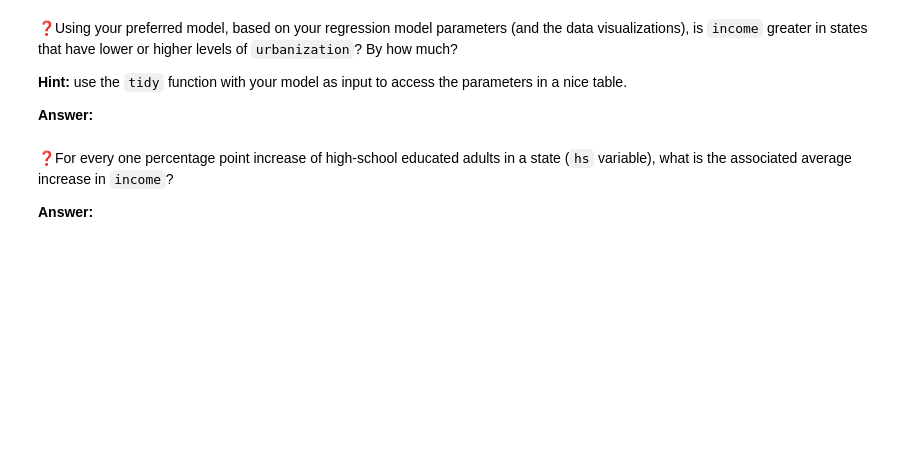
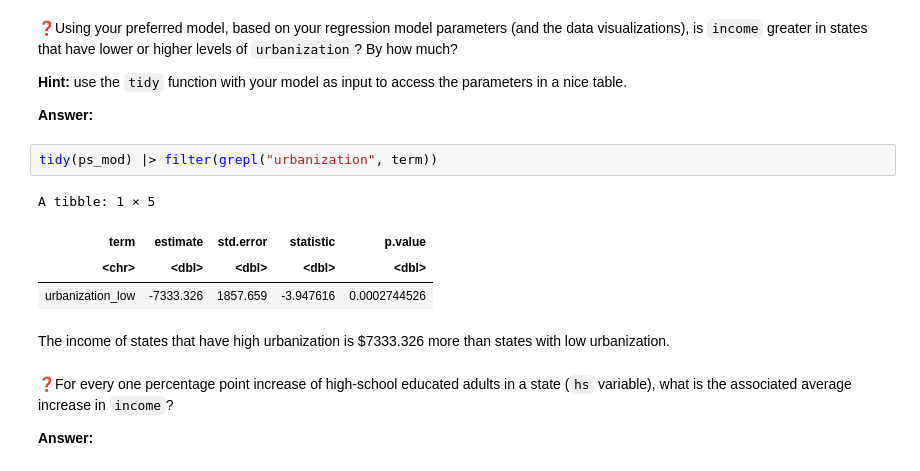
Before and after one commit to kaival1524/a03, a Jupyter notebook: assignment4.ipynb, the cells around one changed output. Saved outputs shown, nothing was run; the diff lists cells and outputs as text; blank space fills up the shorter version.

```diff
--- a/assignment4.ipynb
+++ b/assignment4.ipynb
@@ -224,6 +224,15 @@ differences and the parallel slope model is simpler, takes less computing, and e
 **Hint:** use the `tidy` function with your model as input to access the parameters in a nice table.
 
 **Answer:**
+# %%
+tidy(ps_mod) |> filter(grepl("urbanization", term))
+# %% [output]
+A tibble: 1 × 5
+| term | estimate | std.error | statistic | p.value |
+| <chr> | <dbl> | <dbl> | <dbl> | <dbl> |
+| urbanization_low | -7333.326 | 1857.659 | -3.947616 | 0.0002744526 |
+# %% [markdown]
+The income of states that have high urbanization is $7333.326 more than states with low urbanization.
 # %% [markdown]
 ❓For every one percentage point increase of high-school educated adults in a state (`hs` variable), what is the associated average increase in `income`?
 
```
Also changed, not shown: parts of 2 cells of this notebook.
